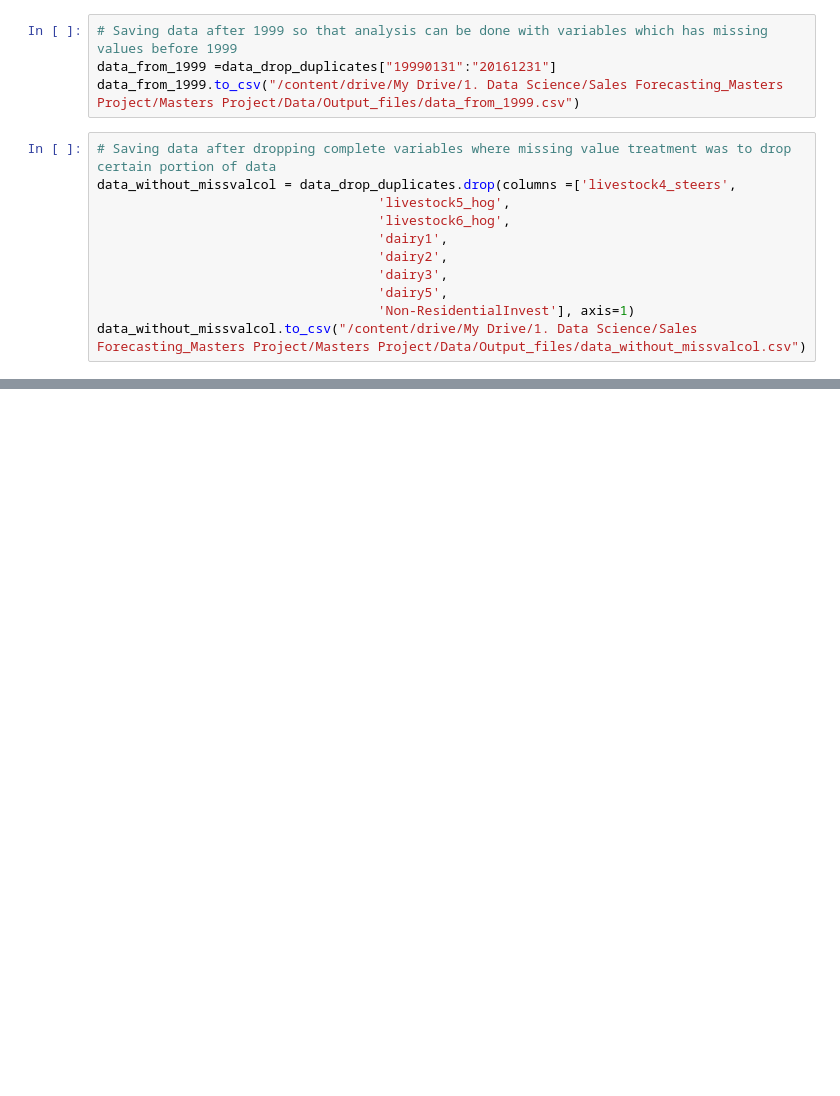
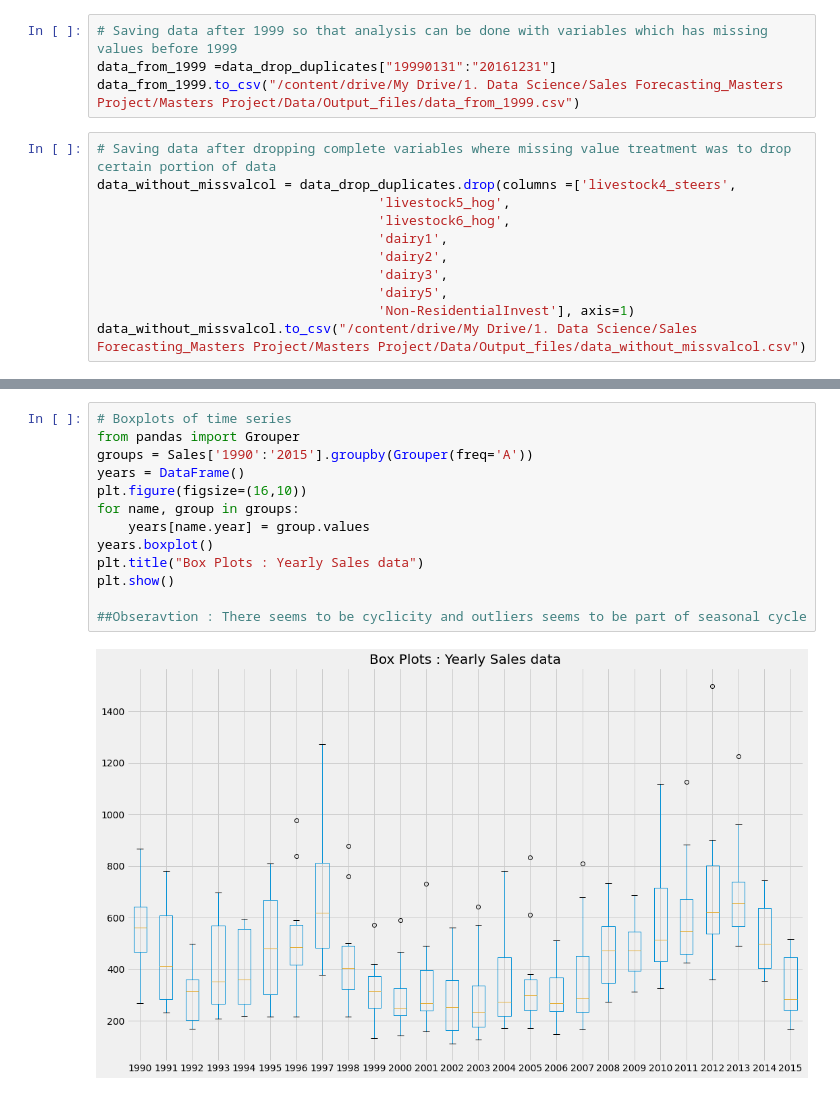
Before and after one commit to ankitaggarwal64/Time-Series-Sales-Forecasting-for-Agricultural-Equipments, a Jupyter notebook: Data_Understanding(EDA).ipynb, the cells around one changed output, grey strips where cells are left out. Saved outputs shown, nothing was run; the diff lists cells and outputs as text; blank space fills up the shorter version.

```diff
--- a/Data_Understanding(EDA).ipynb
+++ b/Data_Understanding(EDA).ipynb
@@ -550,0 +590,15 @@ data_without_missvalcol.to_csv("/content/drive/My Drive/1. Data Science/Sales Fo
+# %%
+# Boxplots of time series
+from pandas import Grouper
+groups = Sales['1990':'2015'].groupby(Grouper(freq='A'))
+years = DataFrame()
+plt.figure(figsize=(16,10))
+for name, group in groups:
+    years[name.year] = group.values
+years.boxplot()
+plt.title("Box Plots : Yearly Sales data")
+plt.show()
+
+##Obseravtion : There seems to be cyclicity and outliers seems to be part of seasonal cycle
+# %% [output]
+[figure, added]
```
Also changed, not shown: parts of 8 cells of this notebook.
